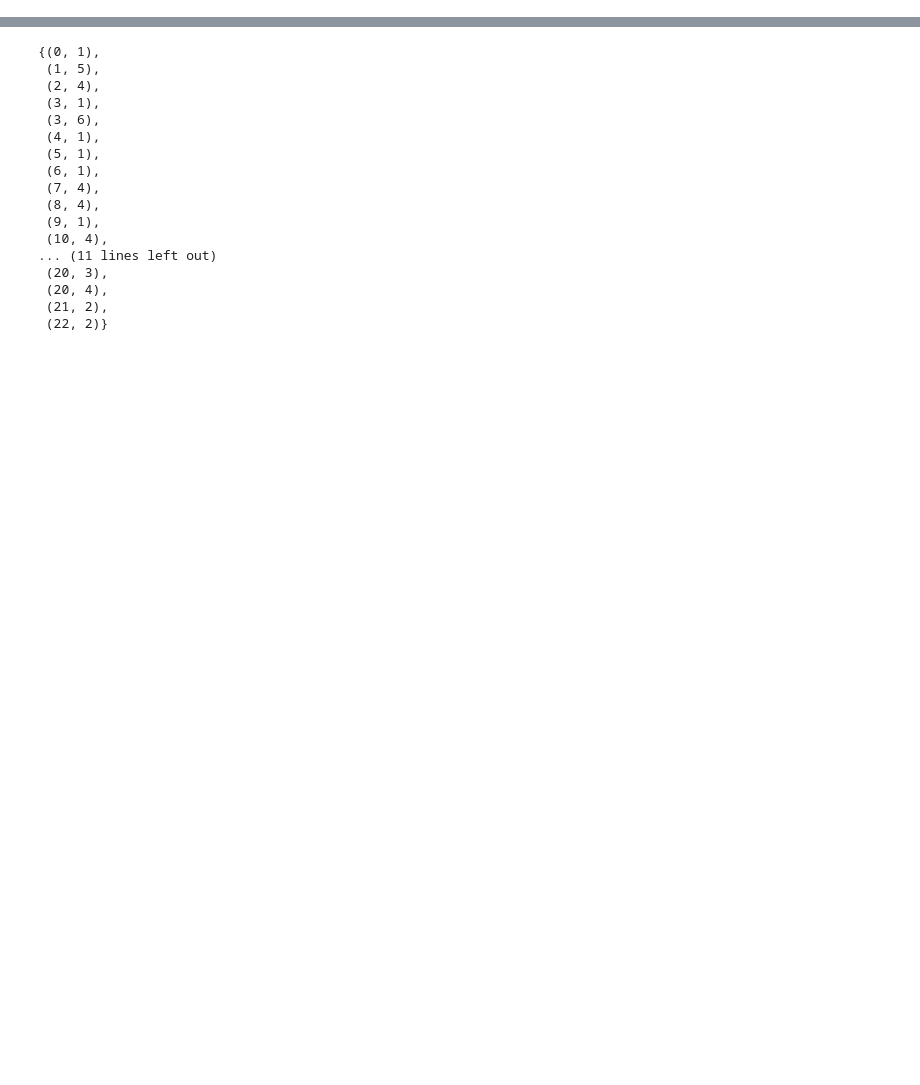
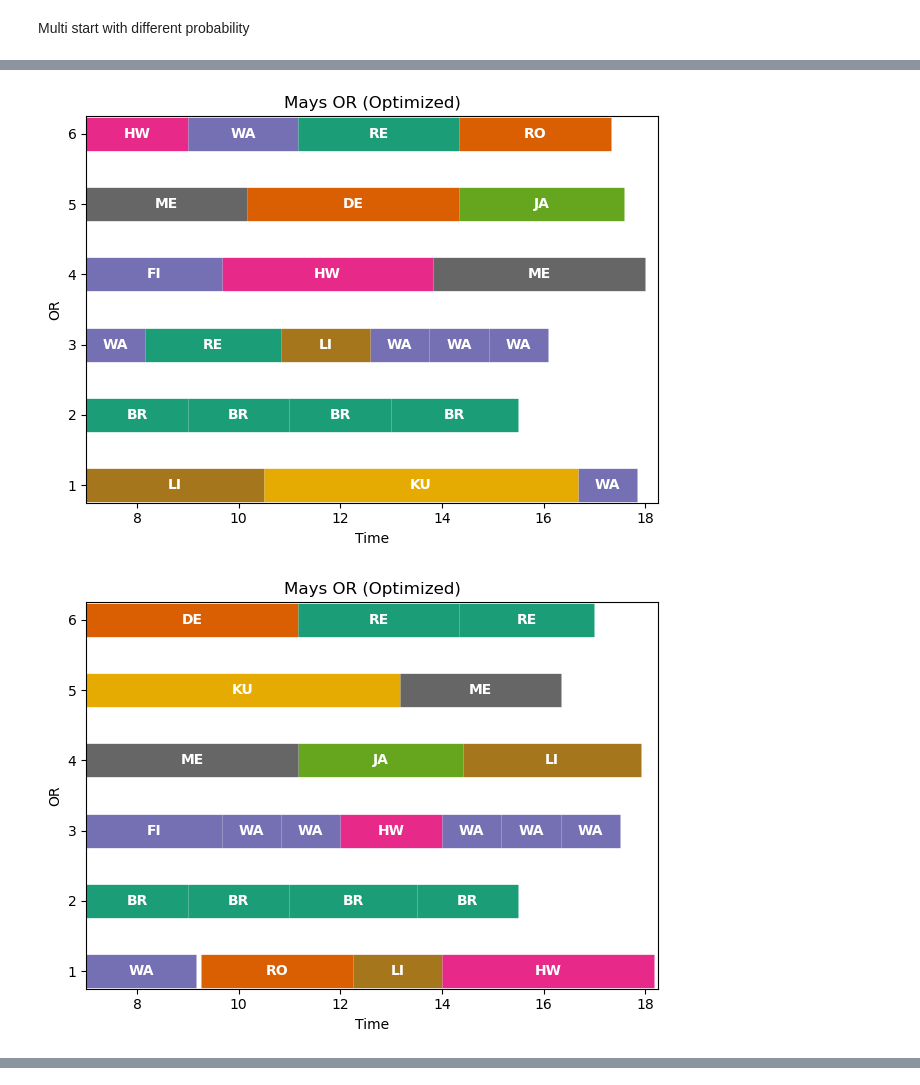
Before and after one commit to LiuDaveLiu/theatre-scheduling, a Jupyter notebook: modelling/RoomClass_scheduler.ipynb, the cells around one changed output, grey strips where cells are left out. Cells and saved outputs as stored; diff of their text form; code cells hidden in the pictures; blank space fills up the shorter version.

```diff
--- a/modelling/RoomClass_scheduler.ipynb
+++ b/modelling/RoomClass_scheduler.ipynb
@@ -12,17 +12,27 @@ data_path = os.path.join(os.path.dirname(os.getcwd()), "data", "class_mays2.csv"
 df = pd.read_csv(data_path)
 case_path = os.path.join(os.path.dirname(os.getcwd()), "data", "gantt_class.csv")
 session_path = os.path.join(os.path.dirname(os.getcwd()), "data", "sessions_mda.csv")
-options = {"seconds": 500}
+options = {"seconds": 3600}
+cbc_path = "C:\\Program Files\\Cbc-releases.2.10.8-w64-msvc16-md\\bin\\cbc.exe"
 # %%
 classer = room_class.RoomClassifier(data_path)
 # %%
 case_prob = classer.solve(case_path)
+# %% [markdown]
+Multi start with different probability
 # %%
-case_or = np.where(case_prob>0.212)
-case_set = set()
-for i in range(len(case_or[0])):
-    case_set.add((case_or[0][i],case_or[1][i]+1))
-case_set_no = set()
-for i in range(1,7):
-    for j in range(23):
-        if (j,i) not in case_set: case_set_no.add((j,i))
+ans = []
+prob_list = [0.1, 0.12, 0.14, 0.15, 0.16, 0.17, 0.18, 0.2, 0.212]
+for p in prob_list:
+    case_or = np.where(case_prob>p)
+    case_set = set()
+    for i in range(len(case_or[0])):
+        case_set.add((case_or[0][i],case_or[1][i]+1))
+    case_set_no = set()
+    for i in range(1,7):
+        for j in range(23):
+            if (j,i) not in case_set: case_set_no.add((j,i))
+    scheduler = sch_mda.TheatreScheduler(case_file_path=case_path, session_file_path=session_path, case_no=case_set_no)
+
+    ans.append(scheduler.solve(solver_name="cbc", solver_path=cbc_path, options=options))
+# %% [output]
@@ -28,0 +56,2 @@ for i in range(1,7):
+[figure, added]
+[figure, added]
@@ -29,21 +65 @@ for i in range(1,7):
-# %%
-case_set
-# %% [output]
-{(0, 1),
- (1, 5),
- (2, 4),
- (3, 1),
- (3, 6),
- (4, 1),
- (5, 1),
- (6, 1),
- (7, 4),
- (8, 4),
- (9, 1),
- (10, 4),
-... (11 lines left out)
- (20, 3),
- (20, 4),
- (21, 2),
- (22, 2)}
 # %%
```
Also changed, not shown: parts of 5 cells of this notebook, 3 other files.
